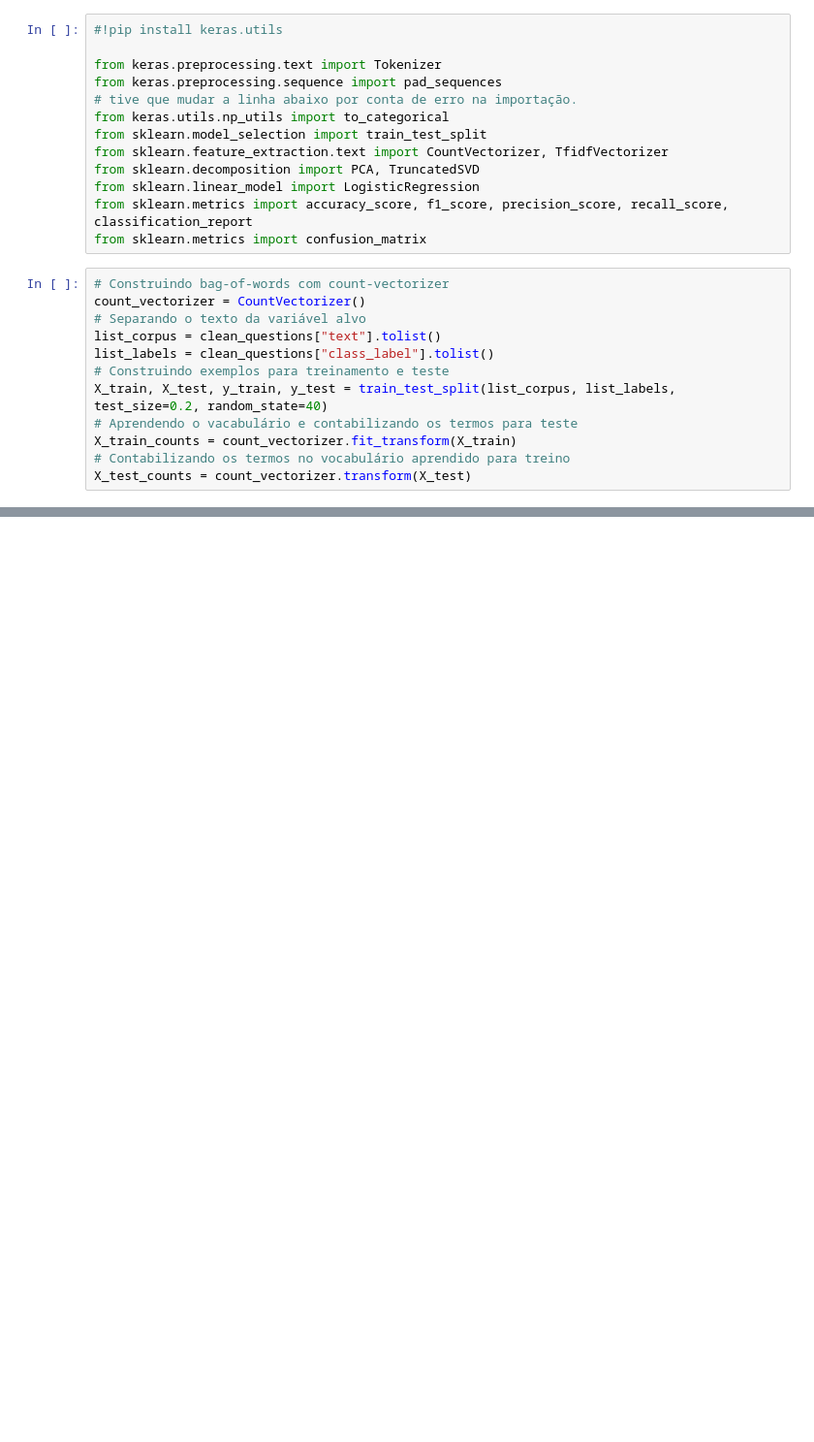
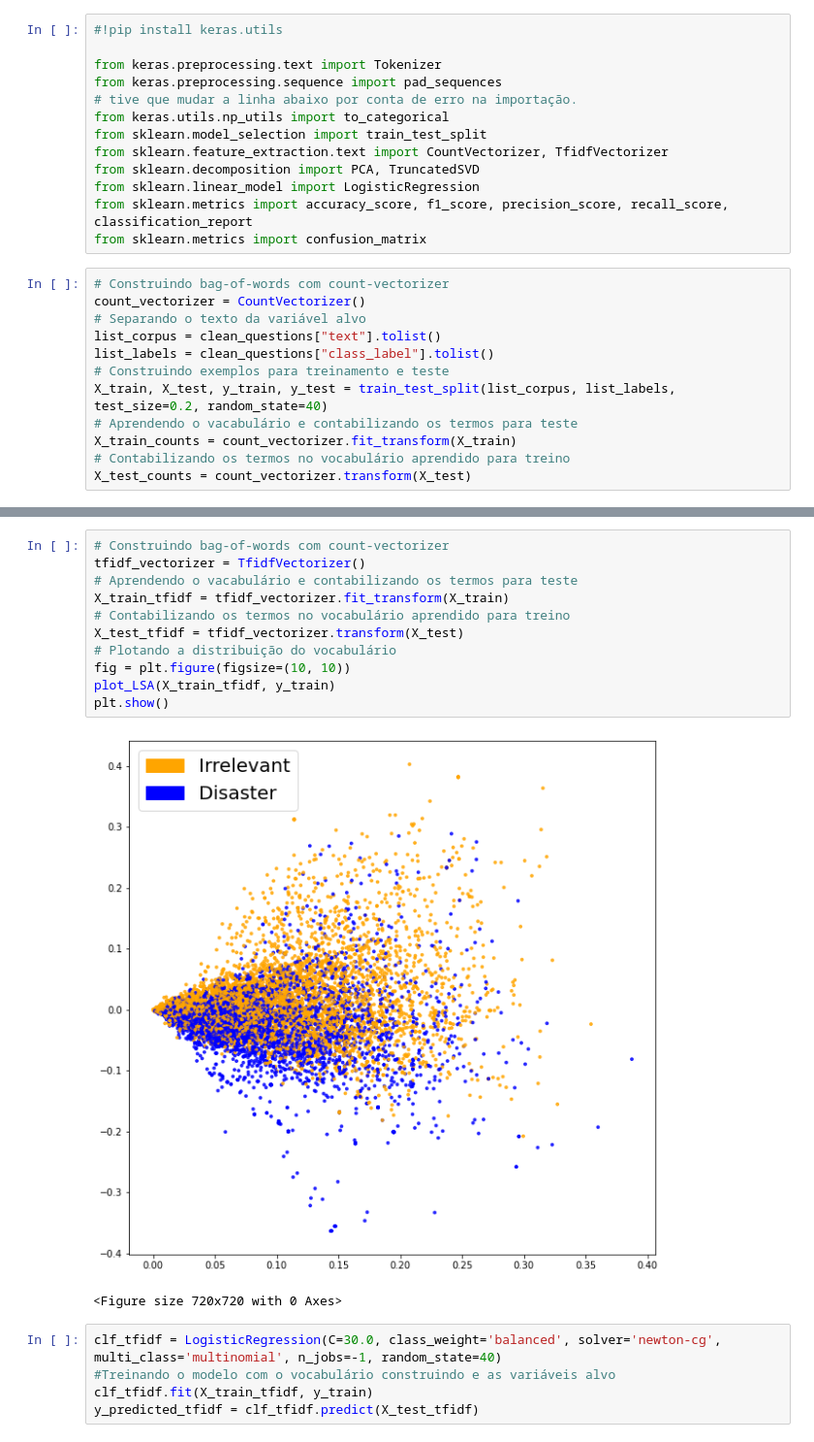
Before and after one commit to edsonlimagithub/bootcampcomputacaocognitiva, a Jupyter notebook: introducao_npl.ipynb, the cells around one changed output, grey strips where cells are left out. Shown at 97% size. Cells and saved outputs as stored; diff of their text form; blank space fills up the shorter version.

```diff
--- a/introducao_npl.ipynb
+++ b/introducao_npl.ipynb
@@ -200,0 +297,19 @@ print(y)
+# %%
+# Construindo bag-of-words com count-vectorizer
+tfidf_vectorizer = TfidfVectorizer()
+# Aprendendo o vacabulário e contabilizando os termos para teste
+X_train_tfidf = tfidf_vectorizer.fit_transform(X_train)
+# Contabilizando os termos no vocabulário aprendido para treino
+X_test_tfidf = tfidf_vectorizer.transform(X_test)
+# Plotando a distribuição do vocabulário
+fig = plt.figure(figsize=(10, 10))
+plot_LSA(X_train_tfidf, y_train)
+plt.show()
+# %% [output]
+[figure, added]
+<Figure size 720x720 with 0 Axes>
+# %%
+clf_tfidf = LogisticRegression(C=30.0, class_weight='balanced', solver='newton-cg',                          multi_class='multinomial', n_jobs=-1, random_state=40)
+#Treinando o modelo com o vocabulário construindo e as variáveis alvo
+clf_tfidf.fit(X_train_tfidf, y_train)
+y_predicted_tfidf = clf_tfidf.predict(X_test_tfidf)
```
Also changed, not shown: parts of 21 cells of this notebook.
